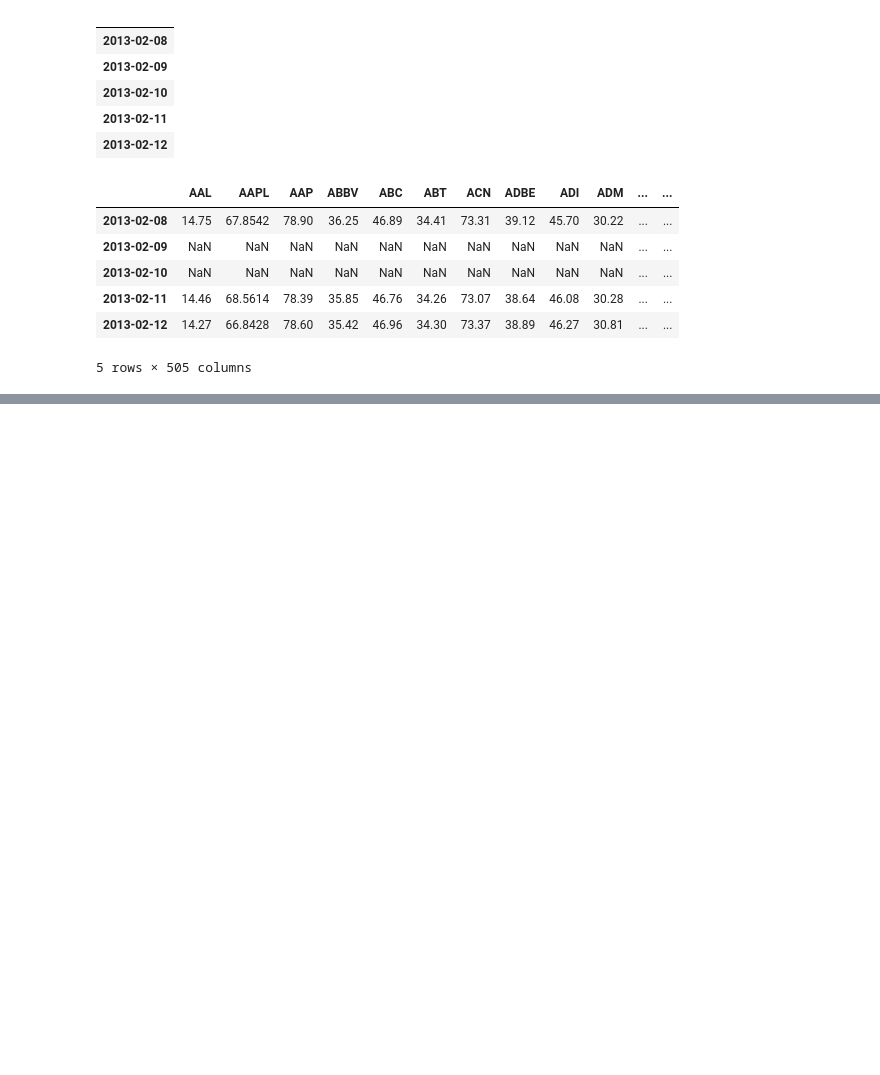
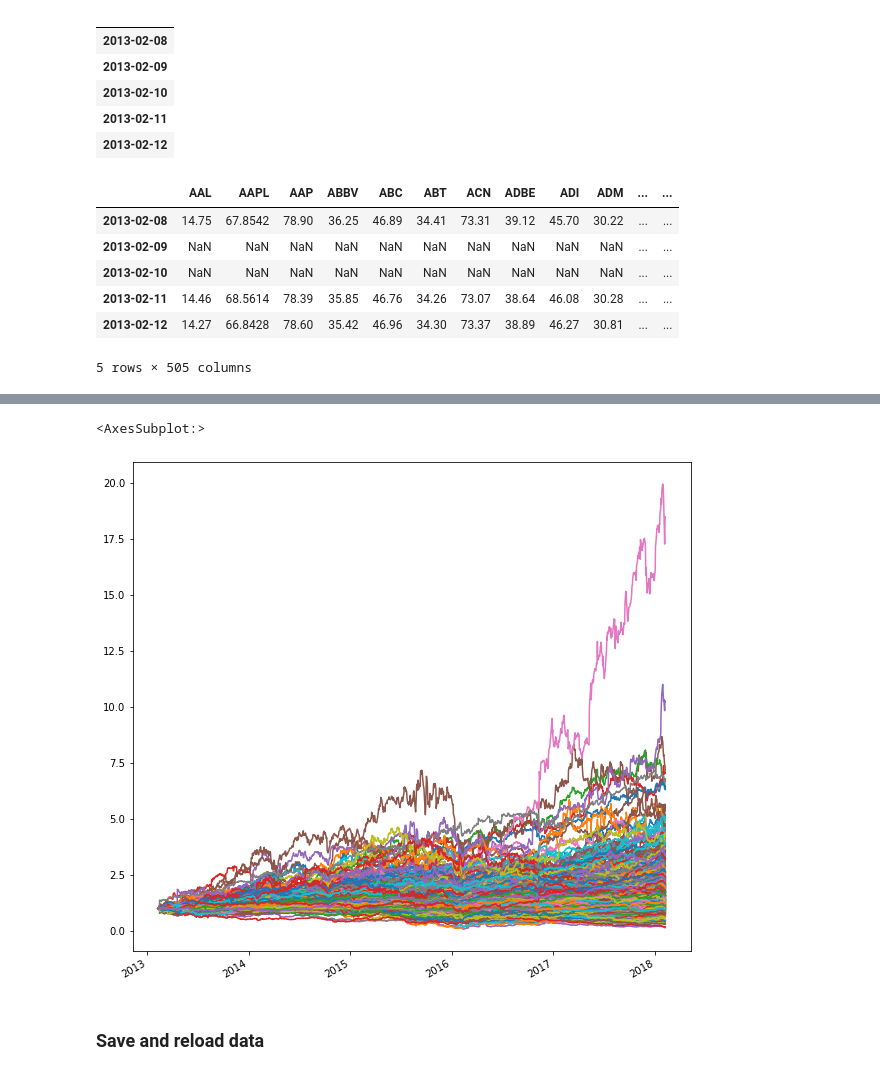
Before and after one commit to tohidabedini/deep-learning-courses, a Jupyter notebook: 04-Udemy - Financial/02-Financial basics/2.5-Understanding Financial Data.ipynb, the cells around one changed output, grey strips where cells are left out. Drawn from its saved outputs; the diff is of its cells as text; code cells hidden in the pictures; blank space fills up the shorter version.

```diff
--- a/04-Udemy - Financial/02-Financial basics/2.5-Understanding Financial Data.ipynb
+++ b/04-Udemy - Financial/02-Financial basics/2.5-Understanding Financial Data.ipynb
@@ -151,3 +190,12 @@ close_prices.head()
+# %%
+close_prices_normalized = close_prices/close_prices.iloc[0]
+# %%
+close_prices_normalized.plot(legend=False, figsize=(10,10))
+# %% [output]
+<AxesSubplot:>
+[figure, added]
+# %% [markdown]
+### Save and reload data
 # %%
 # close_prices["AAL"]
 # %%
```
Also changed, not shown: parts of 13 cells of this notebook.
